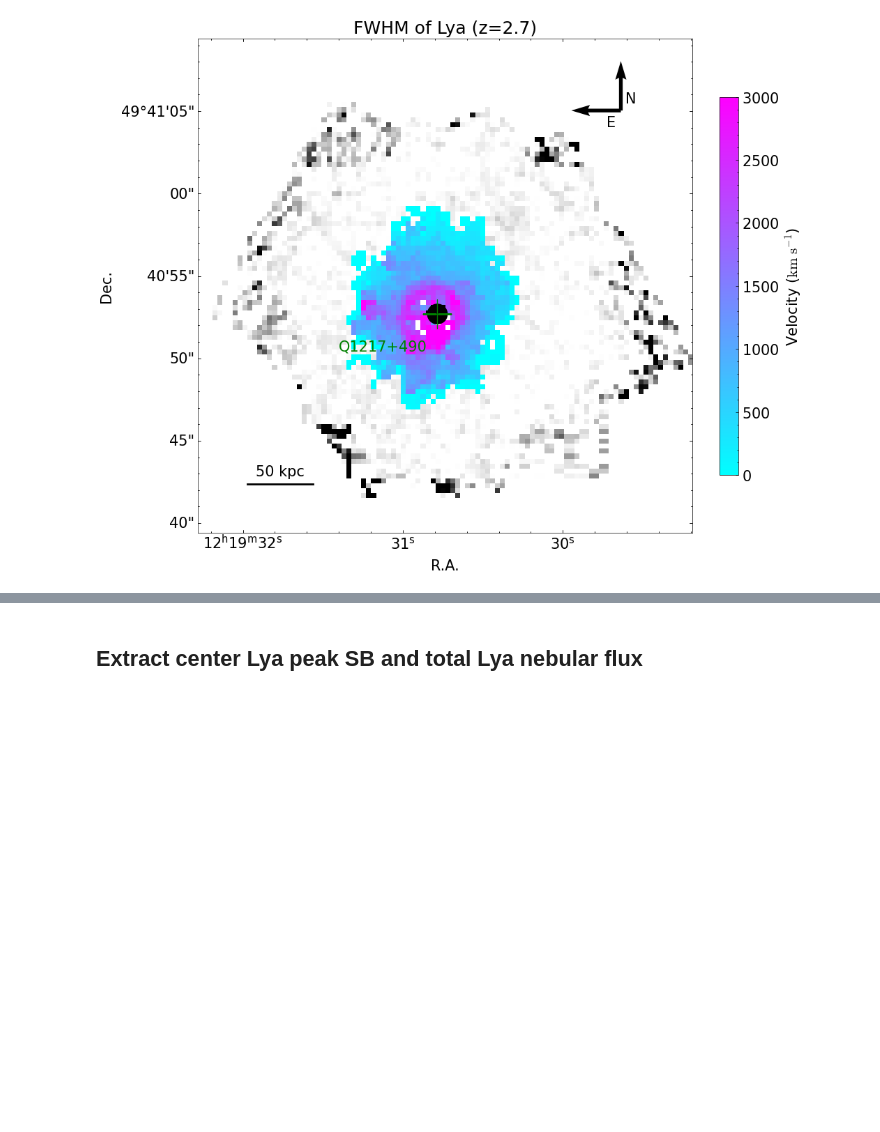
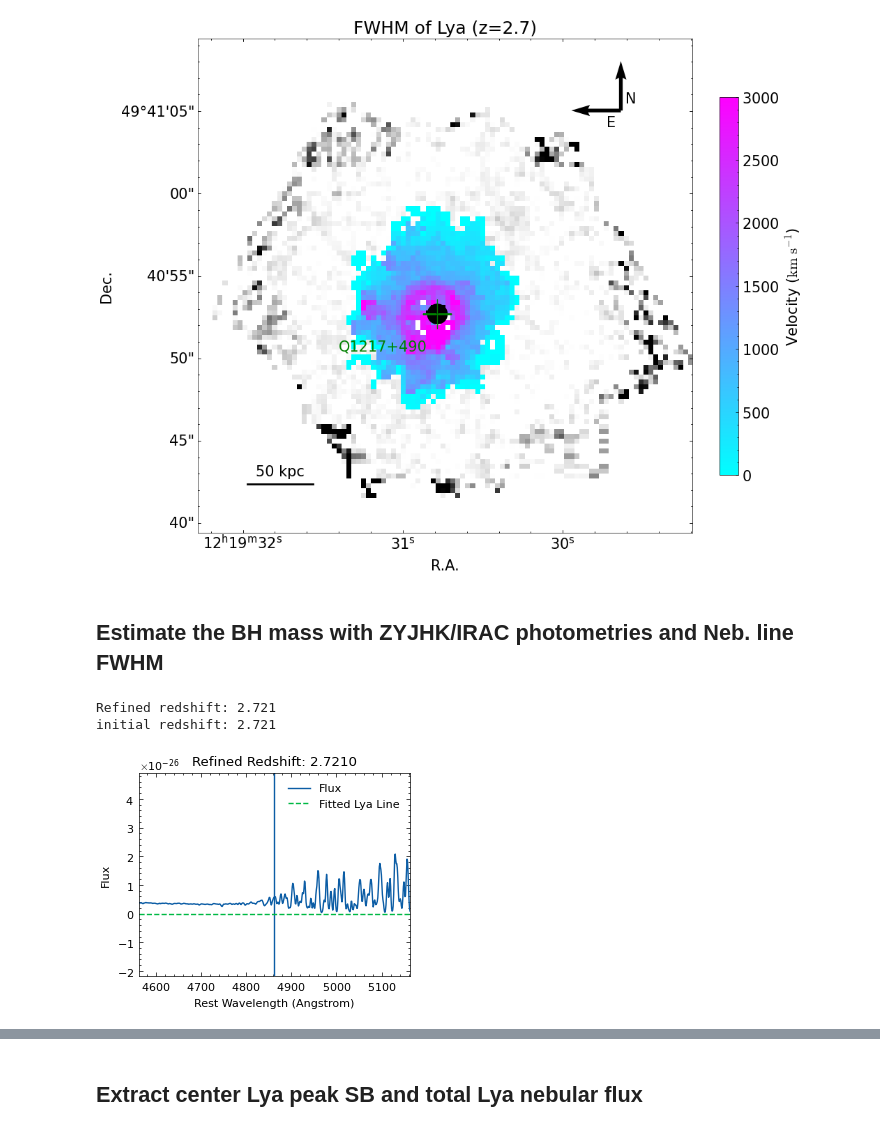
Before and after one commit to yuanzeding/KBSS_DataAnalysis, a Jupyter notebook: correlation.ipynb, the cells around one changed output, grey strips where cells are left out. Drawn from its saved outputs; the diff is of its cells as text; code cells hidden in the pictures; blank space fills up the shorter version.

```diff
--- a/correlation.ipynb
+++ b/correlation.ipynb
@@ -1603,3 +1628,5 @@ fig.savefig(subdapath+"/PSFSub_FWHM_{}_{}_{}.pdf".format(linename,field,sname))
 #plt.show()
 # %% [output]
 [figure]
+# %% [markdown]
+## Estimate the BH mass with ZYJHK/IRAC photometries and Neb. line FWHM
@@ -1605,0 +1639,62 @@ fig.savefig(subdapath+"/PSFSub_FWHM_{}_{}_{}.pdf".format(linename,field,sname))
+# %%
+# Model function for Lya line (Gaussian profile as an example)
+from scipy.optimize import curve_fit
+field = "0100"
+sentry=qsos_bright[qsos_bright["Field"]=="Q"+field]
+sname=sentry["Name"][0]
+redshift=sentry["z_sys"].value[0]
+
+
+def lya_model(wavelength, z, amplitude, width):
+    rest_wavelength = wavelength / (1 + z)
+    return amplitude * np.exp(-0.5 * ((rest_wavelength - 1215.67) / width) ** 2)
+
+linec=4862.6
+
+xup=linec+300
+xlow=linec-300
+def line_model(wavelength, z, amplitude, width):
+    rest_wavelength = wavelength / (1 + z)
+    return amplitude * np.exp(-0.5 * ((rest_wavelength - 4862.7) / width) ** 2)
+
+# Desired rest frame range around Lya (e.g., ±10 Å)
+rest_frame_range = [xlow, xup]
+
+# Convert the rest frame range to the observed frame using the initial redshift
+observed_frame_range = [(wave * (1 + redshift)) for wave in rest_frame_range]
+
+# Select the data within this observed wavelength range
+mask = (x >= observed_frame_range[0]) & (x <= observed_frame_range[1])
+x_selected = x[mask]
+spec_selected = spec[mask]
+#var_selected = var[mask]
+
+
+# Initial parameter guess
+initial_guess = [redshift, 1.0, 1.0]
+
+# Fit the model to the data
+popt, pcov = curve_fit(lambda wavelength, z, amp,  wid: lya_model(wavelength, z, amp, wid),
+                       x_selected, spec_selected, p0=initial_guess, absolute_sigma=True)
+
+# Extract the refined redshift
+refined_redshift = popt[0]
+print("Refined redshift:", refined_redshift)
+plt.axvline(linec*(1 + redshift)/ (1 + refined_redshift))
+# Plot the data and the fit
+plt.plot(x / (1 + refined_redshift), spec, "-", label="Flux")
+#plt.plot(x / (1 + refined_redshift), np.sqrt(var), label="Std.dev.")
+plt.plot(x / (1 + refined_redshift), lya_model(x, *popt), label="Fitted Lya Line", linestyle='dashed')
+plt.xlim([xlow, xup])
+#plt.ylim([-0.1, 2])
+plt.legend()
+plt.xlabel("Rest Wavelength (Angstrom)")
+plt.ylabel("Flux")
+print("initial redshift:",redshift)
+plt.title(f"Refined Redshift: {refined_redshift:.4f}")
+plt.show()
+zref[sname]=refined_redshift
+# %% [output]
+Refined redshift: 2.721
+initial redshift: 2.721
+[figure, added]
```
Also changed, not shown: parts of 28 cells of this notebook, 52 other files.
